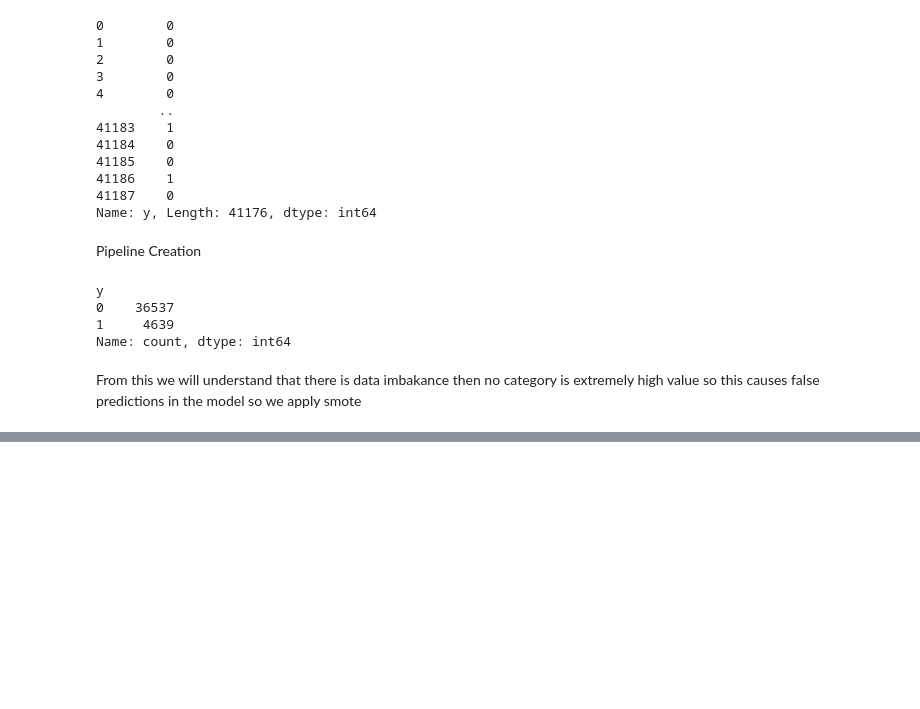
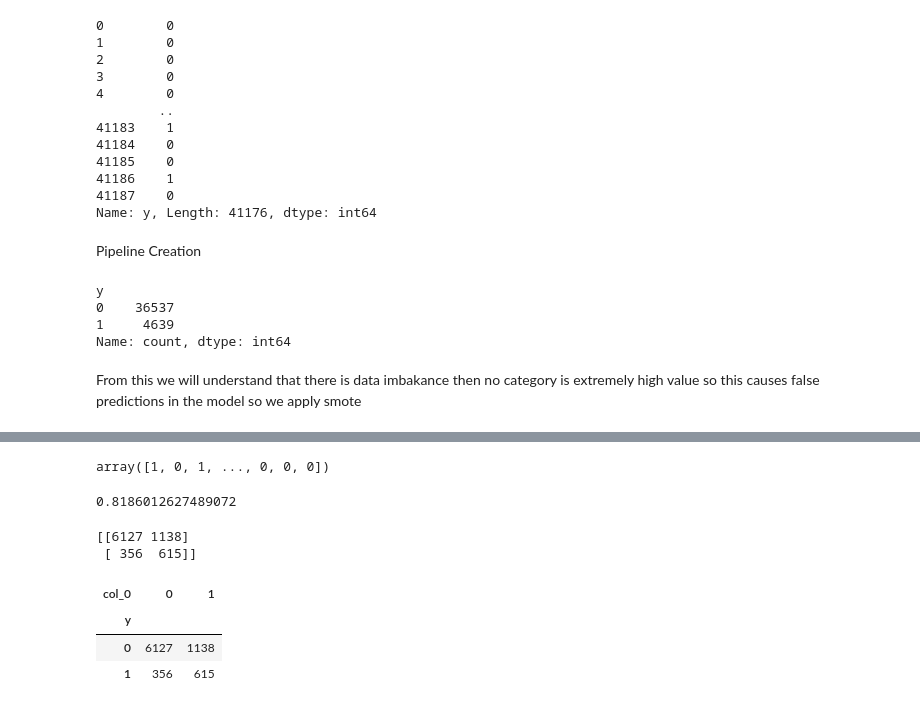
Before and after one commit to Aparna-31/Portugese-Bank-Marketing-Prediction, a Jupyter notebook: Portugese Bank Marketing .ipynb, the cells around one changed output, grey strips where cells are left out. Cells and saved outputs as stored; diff of their text form; code cells hidden in the pictures; blank space fills up the shorter version.

```diff
--- a/Portugese Bank Marketing .ipynb
+++ b/Portugese Bank Marketing .ipynb
@@ -341,7 +341,7 @@ data.head()
 | 4 | 56 | services | married | high.school | no | no | yes | telephone | may | mon | ... |
 # %%
 OHE_columns=["job","marital","education","default","housing","loan","contact","month","day_of_week","poutcome"]
-standard_scaler=['age','duration','campaign','pdays','previous',
+standard_scaler=['age','campaign','pdays','previous',
                 'emp.var.rate','cons.price.idx','cons.conf.idx',
                 'euribor3m','nr.employed']
 # %%
@@ -420,0 +442,2 @@ pipe = Pipeline(steps=[
+# %%
+pipe.fit(X_train, y_train)
@@ -420,0 +462,25 @@ pipe = Pipeline(steps=[
+# %%
+y_predict = pipe.predict(X_test)
+# %%
+y_predict
+# %% [output]
+array([1, 0, 1, ..., 0, 0, 0])
+# %%
+from sklearn.metrics import accuracy_score
+print (accuracy_score(y_test, y_predict))
+# %% [output]
+0.8186012627489072
+# %%
+from sklearn.metrics import confusion_matrix
+cm = confusion_matrix(y_test, y_predict)
+print(cm)
+# %% [output]
+[[6127 1138]
+ [ 356  615]]
+# %%
+pd.crosstab(y_test,y_predict)
+# %% [output]
+| col_0 | 0 | 1 |
+| y |  |  |
+| 0 | 6127 | 1138 |
+| 1 | 356 | 615 |
```
Also changed, not shown: parts of 5 cells of this notebook.
